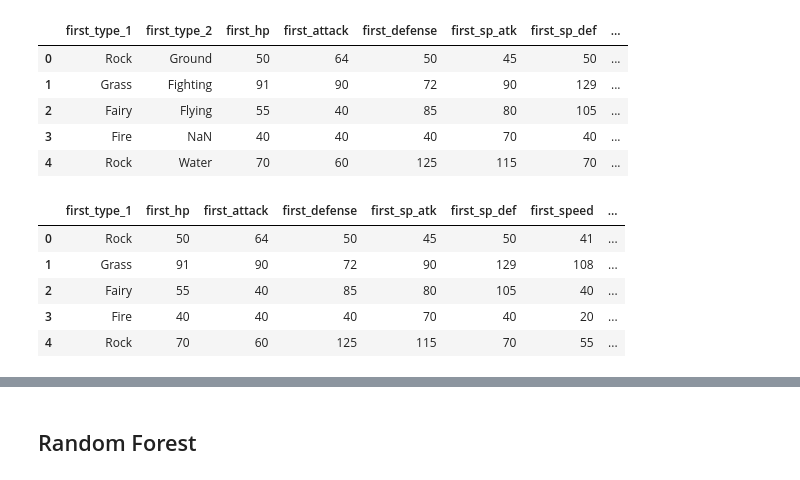
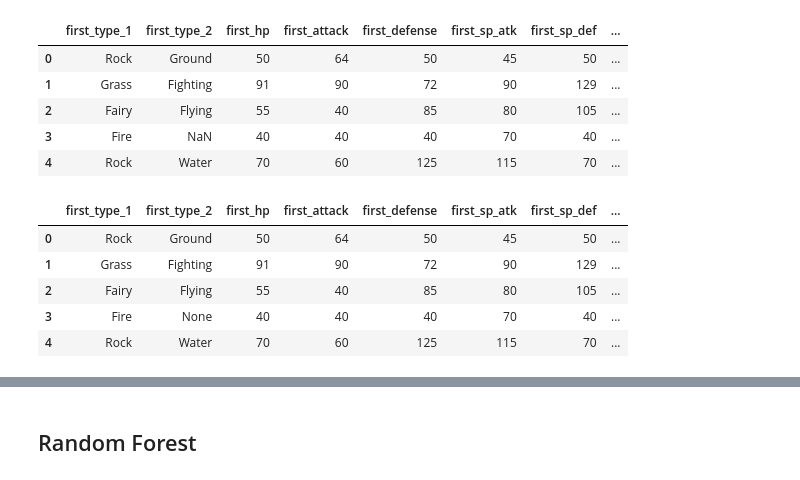
Before and after one commit to mdg1317/BootCamp_Project4, a Jupyter notebook: test.ipynb, the cells around one changed output, grey strips where cells are left out. Saved outputs shown, nothing was run; the diff lists cells and outputs as text; code cells hidden in the pictures.

Commit message:
Readded second types to dataset

```diff
--- a/test.ipynb
+++ b/test.ipynb
@@ -45,12 +45,13 @@ df.head()
 | 3 | Fire | NaN | 40 | 40 | 40 | 70 | 40 | ... |
 | 4 | Rock | Water | 70 | 60 | 125 | 115 | 70 | ... |
 # %%
-df.drop(["first_type_2", "second_type_2"], axis=1, inplace=True)
+#df.drop(["first_type_2", "second_type_2"], axis=1, inplace=True)
+df.fillna("None", inplace=True)
 df.head()
 # %% [output]
-|  | first_type_1 | first_hp | first_attack | first_defense | first_sp_atk | first_sp_def | first_speed | ... |
-| 0 | Rock | 50 | 64 | 50 | 45 | 50 | 41 | ... |
-| 1 | Grass | 91 | 90 | 72 | 90 | 129 | 108 | ... |
-| 2 | Fairy | 55 | 40 | 85 | 80 | 105 | 40 | ... |
-| 3 | Fire | 40 | 40 | 40 | 70 | 40 | 20 | ... |
-| 4 | Rock | 70 | 60 | 125 | 115 | 70 | 55 | ... |
+|  | first_type_1 | first_type_2 | first_hp | first_attack | first_defense | first_sp_atk | first_sp_def | ... |
+| 0 | Rock | Ground | 50 | 64 | 50 | 45 | 50 | ... |
+| 1 | Grass | Fighting | 91 | 90 | 72 | 90 | 129 | ... |
+| 2 | Fairy | Flying | 55 | 40 | 85 | 80 | 105 | ... |
+| 3 | Fire | None | 40 | 40 | 40 | 70 | 40 | ... |
+| 4 | Rock | Water | 70 | 60 | 125 | 115 | 70 | ... |
```
Also changed, not shown: parts of 5 cells of this notebook, 2 other files.
